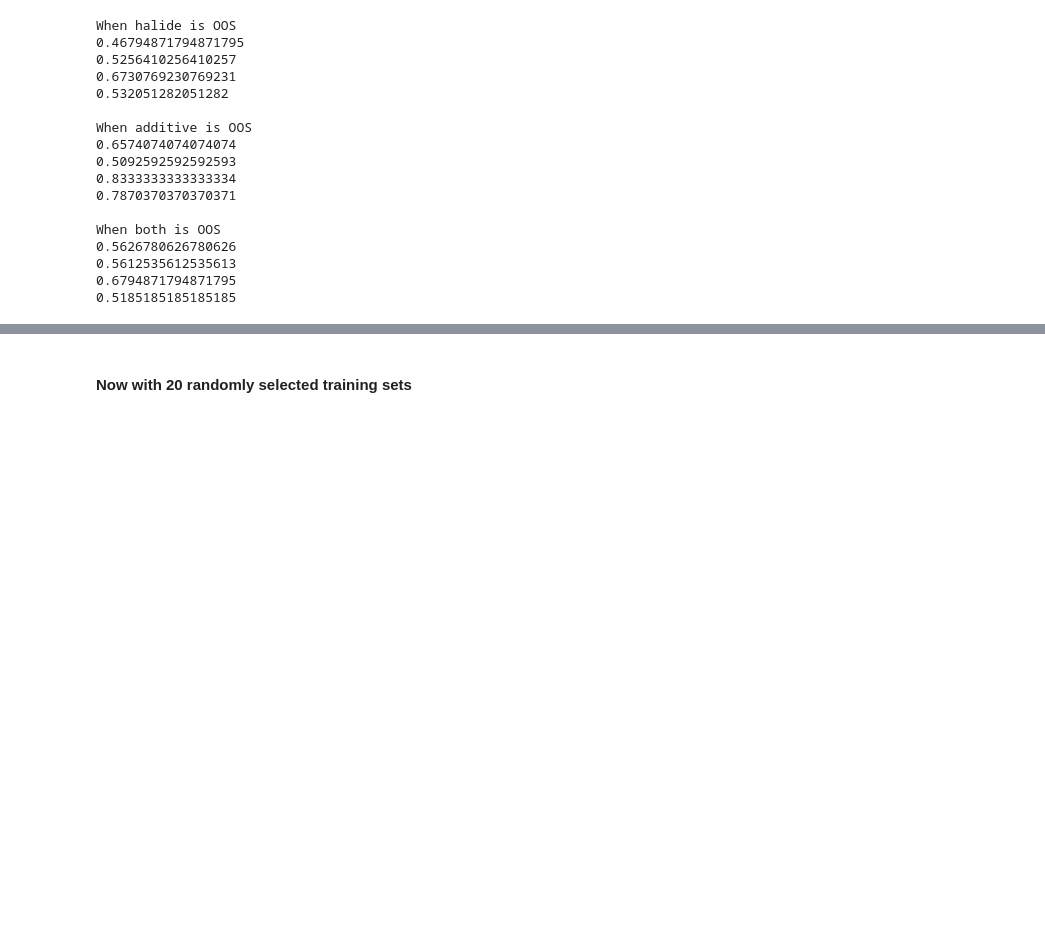
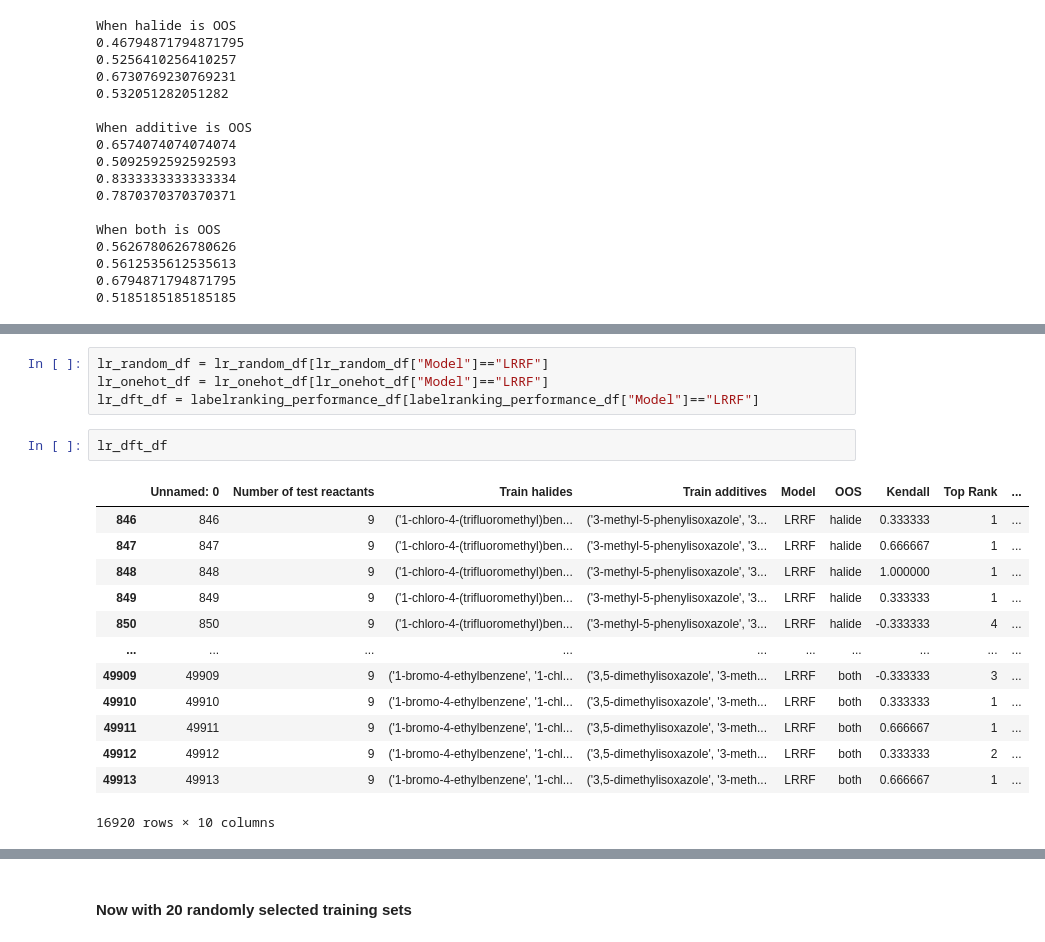
Before and after one commit to ZimmermanGroup/LabelRanking, a Jupyter notebook: doyle_analysis.ipynb, the cells around one changed output, grey strips where cells are left out. Cells and saved outputs as stored; diff of their text form; blank space fills up the shorter version.

```diff
--- a/doyle_analysis.ipynb
+++ b/doyle_analysis.ipynb
@@ -79,0 +86,20 @@ When both is OOS
+# %%
+lr_random_df = lr_random_df[lr_random_df["Model"]=="LRRF"]
+lr_onehot_df = lr_onehot_df[lr_onehot_df["Model"]=="LRRF"]
+lr_dft_df = labelranking_performance_df[labelranking_performance_df["Model"]=="LRRF"]
+# %%
+lr_dft_df
+# %% [output]
+|  | Unnamed: 0 | Number of test reactants | Train halides | Train additives | Model | OOS | Kendall | Top Rank | ... |
+| 846 | 846 | 9 | ('1-chloro-4-(trifluoromethyl)ben... | ('3-methyl-5-phenylisoxazole', '3... | LRRF | halide | 0.333333 | 1 | ... |
+| 847 | 847 | 9 | ('1-chloro-4-(trifluoromethyl)ben... | ('3-methyl-5-phenylisoxazole', '3... | LRRF | halide | 0.666667 | 1 | ... |
+| 848 | 848 | 9 | ('1-chloro-4-(trifluoromethyl)ben... | ('3-methyl-5-phenylisoxazole', '3... | LRRF | halide | 1.000000 | 1 | ... |
+| 849 | 849 | 9 | ('1-chloro-4-(trifluoromethyl)ben... | ('3-methyl-5-phenylisoxazole', '3... | LRRF | halide | 0.333333 | 1 | ... |
+| 850 | 850 | 9 | ('1-chloro-4-(trifluoromethyl)ben... | ('3-methyl-5-phenylisoxazole', '3... | LRRF | halide | -0.333333 | 4 | ... |
+| ... | ... | ... | ... | ... | ... | ... | ... | ... | ... |
+| 49909 | 49909 | 9 | ('1-bromo-4-ethylbenzene', '1-chl... | ('3,5-dimethylisoxazole', '3-meth... | LRRF | both | -0.333333 | 3 | ... |
+| 49910 | 49910 | 9 | ('1-bromo-4-ethylbenzene', '1-chl... | ('3,5-dimethylisoxazole', '3-meth... | LRRF | both | 0.333333 | 1 | ... |
+| 49911 | 49911 | 9 | ('1-bromo-4-ethylbenzene', '1-chl... | ('3,5-dimethylisoxazole', '3-meth... | LRRF | both | 0.666667 | 1 | ... |
+| 49912 | 49912 | 9 | ('1-bromo-4-ethylbenzene', '1-chl... | ('3,5-dimethylisoxazole', '3-meth... | LRRF | both | 0.333333 | 2 | ... |
+| 49913 | 49913 | 9 | ('1-bromo-4-ethylbenzene', '1-chl... | ('3,5-dimethylisoxazole', '3-meth... | LRRF | both | 0.666667 | 1 | ... |
+16920 rows × 10 columns
```
Also changed, not shown: parts of 9 cells of this notebook, 1 other file.
